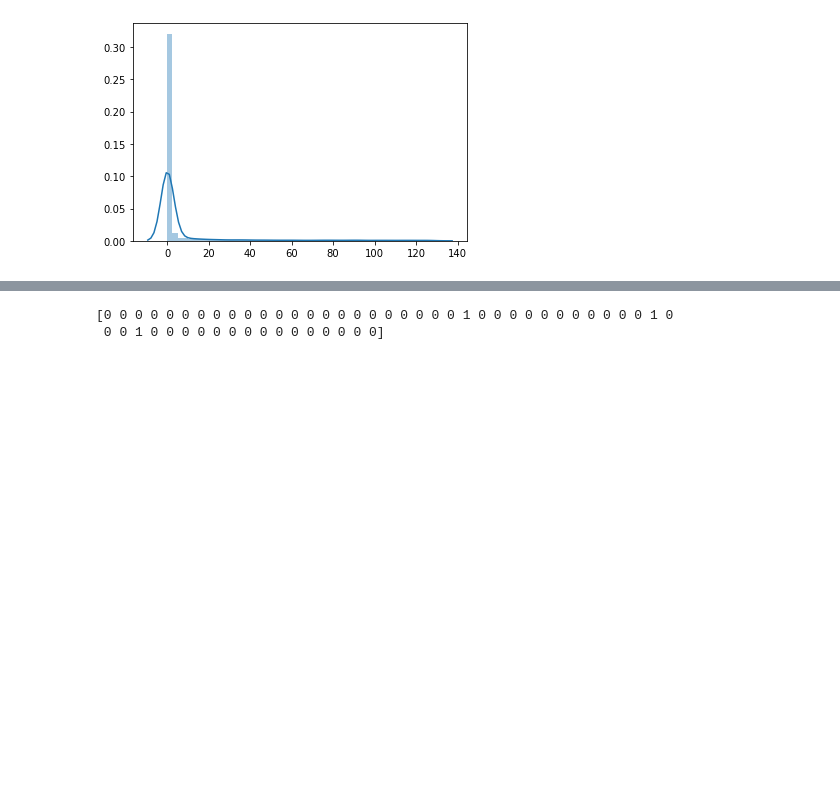
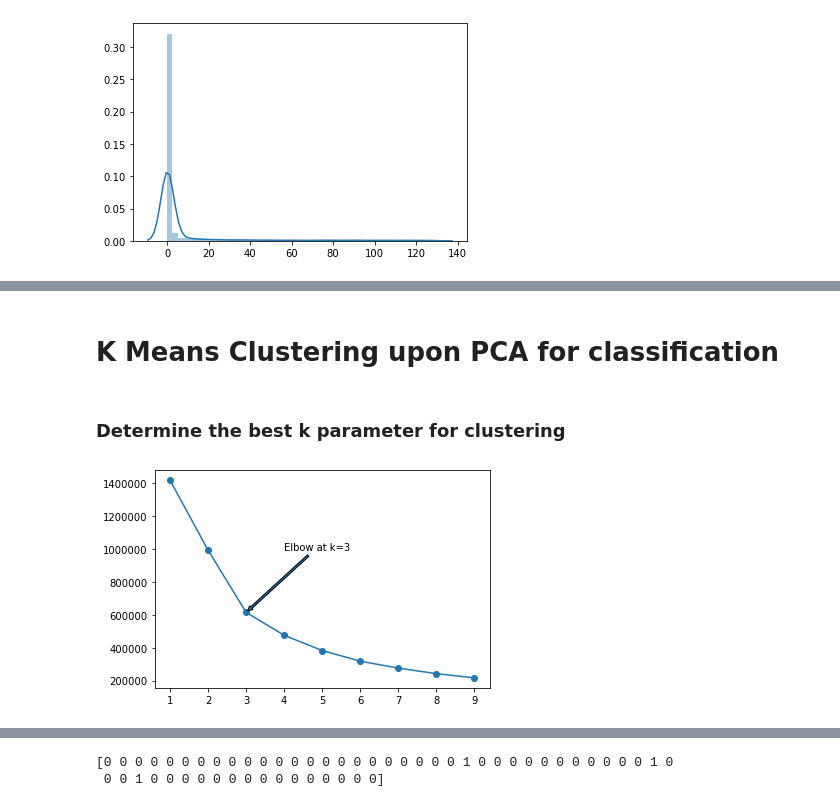
Before and after one commit to sour4bh/PAAD-RNA-Seq-Analysis, a Jupyter notebook: genome.ipynb, the cells around one changed output, grey strips where cells are left out. Saved outputs shown, nothing was run; the diff lists cells and outputs as text; code cells hidden in the pictures; blank space fills up the shorter version.

```diff
--- a/genome.ipynb
+++ b/genome.ipynb
@@ -143,0 +171,3 @@ print('# of neoendocrine samples in test data :', y_test.sum())
+# %%
+X = data.to_numpy()
+X = KNNImputer(n_neighbors=5, weights='distance').fit_transform(X)
@@ -146,0 +186,18 @@ componenets = pd.DataFrame(pca.fit_transform(X))
+# %% [markdown]
+# K Means Clustering upon PCA for classification
+# %% [markdown]
+### Determine the best k parameter for clustering
+# %%
+inertias = []
+for k in range(1,10):
+    kmeans = KMeans(n_clusters=k)
+    kmeans.fit(componenets.iloc[:,:3])
+    inertias.append(kmeans.inertia_)
+plt.plot(range(1,10), inertias, '-o')
+# elbows at k=3
+plt.annotate('Elbow at k=3', xy=(3, inertias[3-1]), xytext=(4, inertias[1]), arrowprops=dict(arrowstyle='simple'))
+plt.show()
+components = componenets.iloc[:,:3]
+componenets.columns = list(map(str, componenets.columns))
+# %% [output]
+[figure, added]
```
Also changed, not shown: parts of 80 cells of this notebook, 5 other files.
